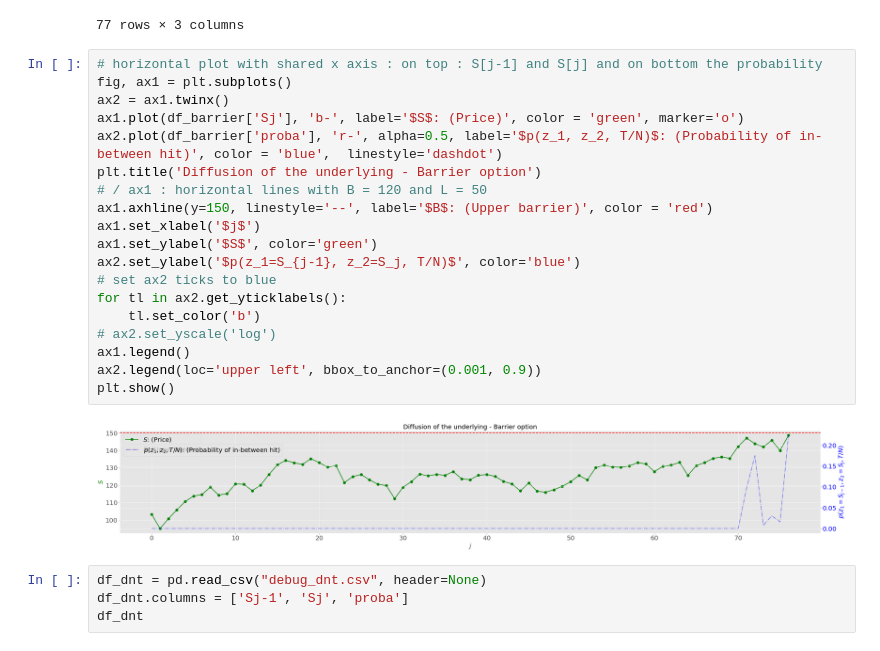
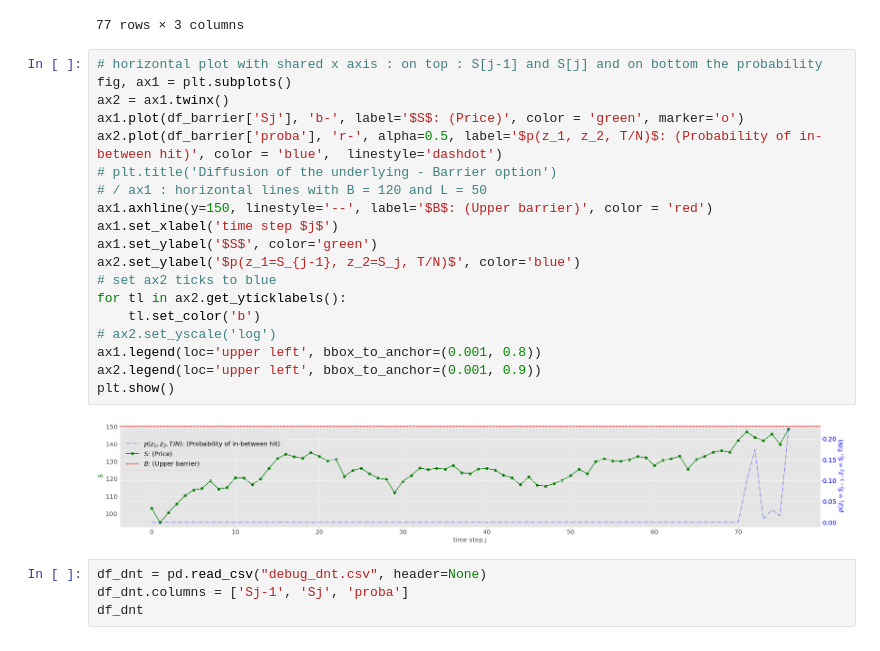
Before and after one commit to vtisserand/killed_diffusion, a Jupyter notebook: plot.ipynb, the cells around one changed output. Cells and saved outputs as stored; diff of their text form.

Commit message:
fix: plot labels

```diff
--- a/plot.ipynb
+++ b/plot.ipynb
@@ -63,24 +69,24 @@ df_barrier
 # %%
 # horizontal plot with shared x axis : on top : S[j-1] and S[j] and on bottom the probability
 fig, ax1 = plt.subplots()
 ax2 = ax1.twinx()
 ax1.plot(df_barrier['Sj'], 'b-', label='$S$: (Price)', color = 'green', marker='o')
 ax2.plot(df_barrier['proba'], 'r-', alpha=0.5, label='$p(z_1, z_2, T/N)$: (Probability of in-between hit)', color = 'blue',  linestyle='dashdot')
-plt.title('Diffusion of the underlying - Barrier option')
+# plt.title('Diffusion of the underlying - Barrier option')
 # / ax1 : horizontal lines with B = 120 and L = 50
 ax1.axhline(y=150, linestyle='--', label='$B$: (Upper barrier)', color = 'red')
-ax1.set_xlabel('$j$')
+ax1.set_xlabel('time step $j$')
 ax1.set_ylabel('$S$', color='green')
 ax2.set_ylabel('$p(z_1=S_{j-1}, z_2=S_j, T/N)$', color='blue')
 # set ax2 ticks to blue
 for tl in ax2.get_yticklabels():
     tl.set_color('b')
 # ax2.set_yscale('log')
-ax1.legend()
+ax1.legend(loc='upper left', bbox_to_anchor=(0.001, 0.8))
 ax2.legend(loc='upper left', bbox_to_anchor=(0.001, 0.9))
 plt.show()
 # %% [output]
-[figure, old version]
+[figure, new version]
 # %%
 df_dnt = pd.read_csv("debug_dnt.csv", header=None)
 df_dnt.columns = ['Sj-1', 'Sj', 'proba']
```
Also changed, not shown: parts of 4 cells of this notebook.
